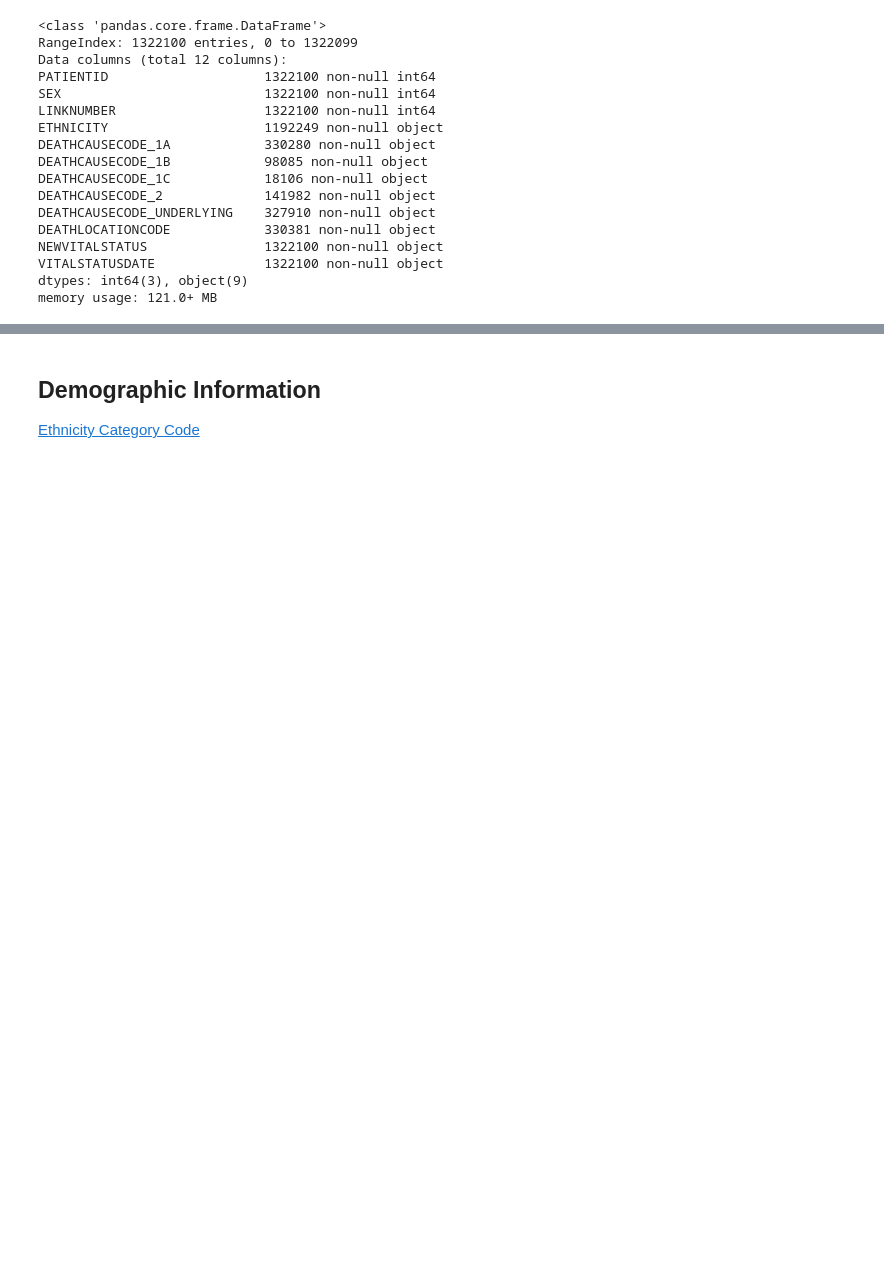
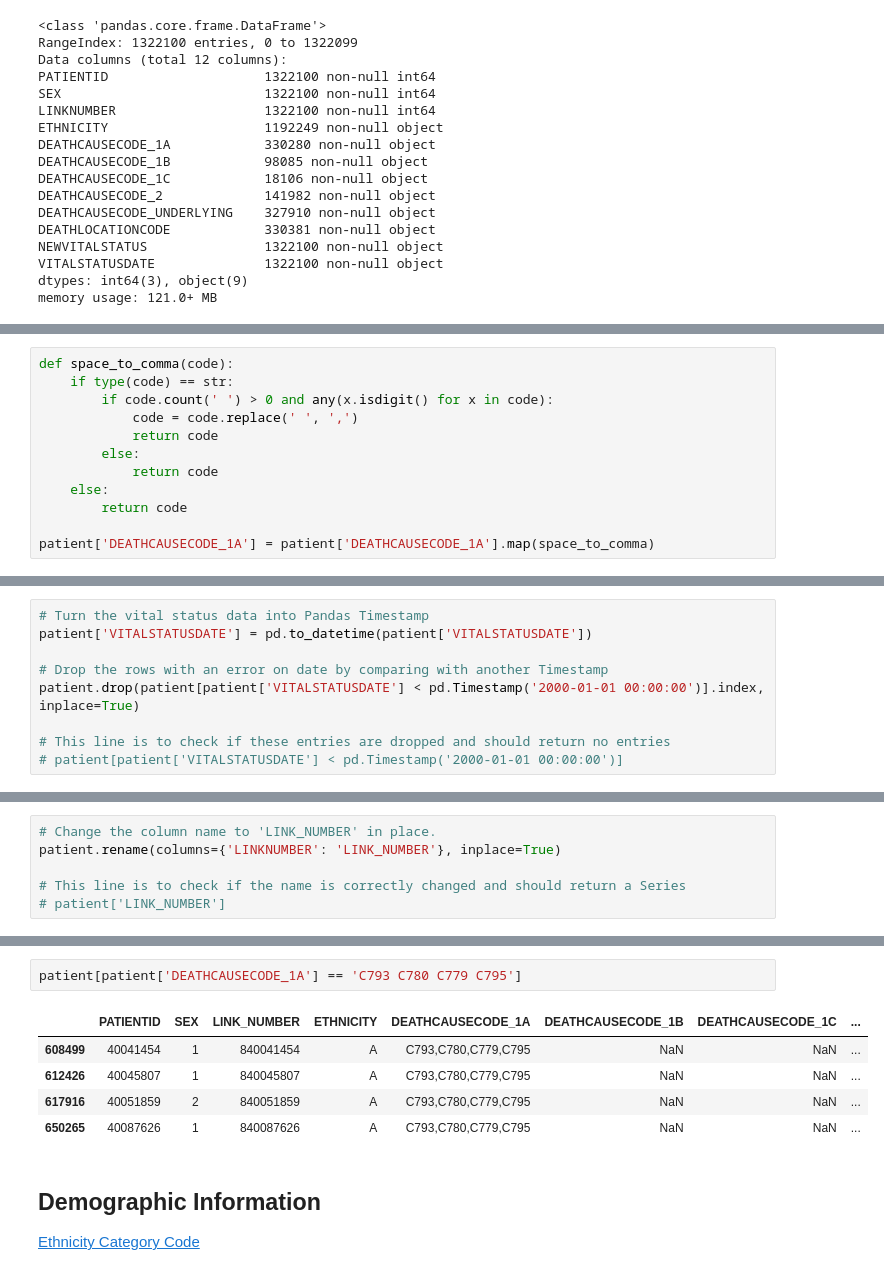
Before and after one commit to c-chen-ed5557/englishhealthdata, a Jupyter notebook: sim_av_patient.ipynb, the cells around one changed output, grey strips where cells are left out. Drawn from its saved outputs; the diff is of its cells as text; blank space fills up the shorter version.

```diff
--- a/sim_av_patient.ipynb
+++ b/sim_av_patient.ipynb
@@ -50,0 +51,12 @@ memory usage: 121.0+ MB
+# %%
+def space_to_comma(code):
+    if type(code) == str:
+        if code.count(' ') > 0 and any(x.isdigit() for x in code):
+            code = code.replace(' ', ',')
+            return code
+        else:
+            return code
+    else:
+        return code
+
+patient['DEATHCAUSECODE_1A'] = patient['DEATHCAUSECODE_1A'].map(space_to_comma)
@@ -50,0 +66,9 @@ memory usage: 121.0+ MB
+# %%
+# Turn the vital status data into Pandas Timestamp
+patient['VITALSTATUSDATE'] = pd.to_datetime(patient['VITALSTATUSDATE'])
+
+# Drop the rows with an error on date by comparing with another Timestamp
+patient.drop(patient[patient['VITALSTATUSDATE'] < pd.Timestamp('2000-01-01 00:00:00')].index, inplace=True)
+
+# This line is to check if these entries are dropped and should return no entries
+# patient[patient['VITALSTATUSDATE'] < pd.Timestamp('2000-01-01 00:00:00')]
@@ -50,0 +78,6 @@ memory usage: 121.0+ MB
+# %%
+# Change the column name to 'LINK_NUMBER' in place.
+patient.rename(columns={'LINKNUMBER': 'LINK_NUMBER'}, inplace=True)
+
+# This line is to check if the name is correctly changed and should return a Series
+# patient['LINK_NUMBER']
@@ -51,3 +130,11 @@ memory usage: 121.0+ MB
+# %%
+patient[patient['DEATHCAUSECODE_1A'] == 'C793 C780 C779 C795']
+# %% [output]
+|  | PATIENTID | SEX | LINK_NUMBER | ETHNICITY | DEATHCAUSECODE_1A | DEATHCAUSECODE_1B | DEATHCAUSECODE_1C | ... |
+| 608499 | 40041454 | 1 | 840041454 | A | C793,C780,C779,C795 | NaN | NaN | ... |
+| 612426 | 40045807 | 1 | 840045807 | A | C793,C780,C779,C795 | NaN | NaN | ... |
+| 617916 | 40051859 | 2 | 840051859 | A | C793,C780,C779,C795 | NaN | NaN | ... |
+| 650265 | 40087626 | 1 | 840087626 | A | C793,C780,C779,C795 | NaN | NaN | ... |
 # %% [markdown]
 ## Demographic Information
 
```
Also changed, not shown: parts of 12 cells of this notebook, 1 other file.
